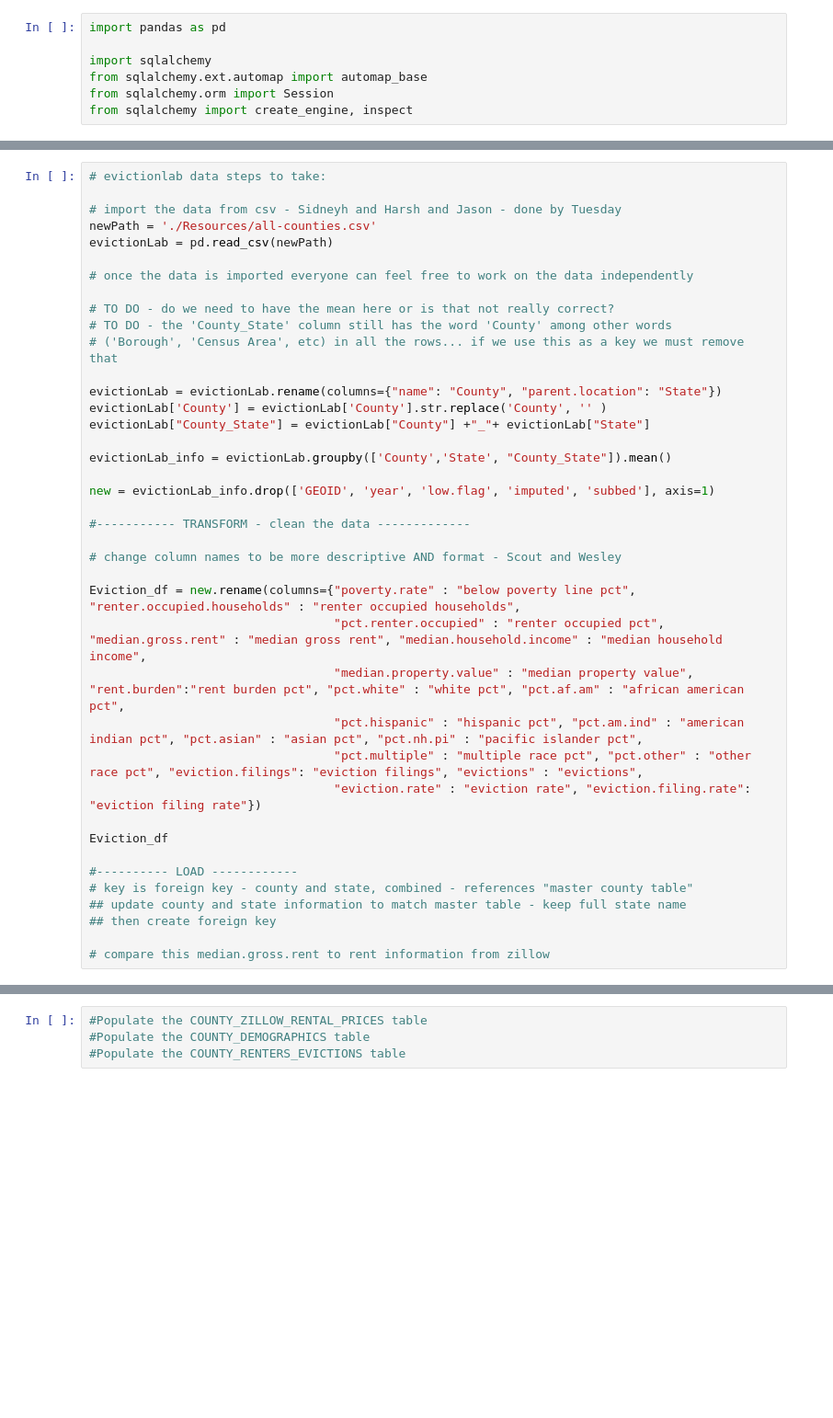
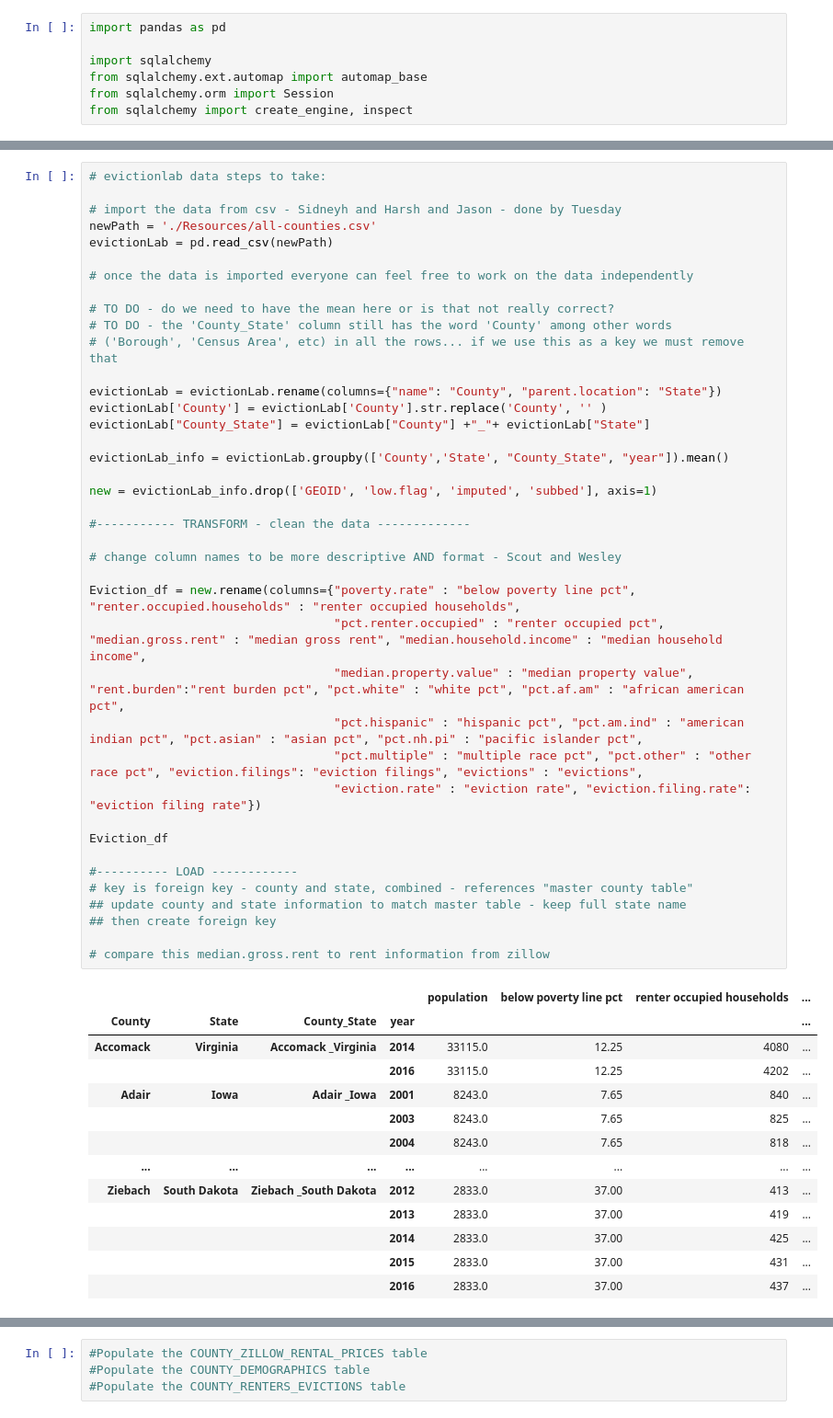
Before and after one commit to randallwvr90/Rent-and-Income-DB, a Jupyter notebook: ETL_Project.ipynb, the cells around one changed output, grey strips where cells are left out. Shown at 92% size. Drawn from its saved outputs; the diff is of its cells as text; blank space fills up the shorter version.

```diff
--- a/ETL_Project.ipynb
+++ b/ETL_Project.ipynb
@@ -79,32 +99,46 @@ evictionLab = pd.read_csv(newPath)
 
 # TO DO - do we need to have the mean here or is that not really correct?
 # TO DO - the 'County_State' column still has the word 'County' among other words
 # ('Borough', 'Census Area', etc) in all the rows... if we use this as a key we must remove that
 
 evictionLab = evictionLab.rename(columns={"name": "County", "parent.location": "State"})
 evictionLab['County'] = evictionLab['County'].str.replace('County', '' )
 evictionLab["County_State"] = evictionLab["County"] +"_"+ evictionLab["State"]
 
-evictionLab_info = evictionLab.groupby(['County','State', "County_State"]).mean()
+evictionLab_info = evictionLab.groupby(['County','State', "County_State", "year"]).mean()
 
-new = evictionLab_info.drop(['GEOID', 'year', 'low.flag', 'imputed', 'subbed'], axis=1)
+new = evictionLab_info.drop(['GEOID', 'low.flag', 'imputed', 'subbed'], axis=1)
 
 #----------- TRANSFORM - clean the data -------------
 
 # change column names to be more descriptive AND format - Scout and Wesley
 
 Eviction_df = new.rename(columns={"poverty.rate" : "below poverty line pct", "renter.occupied.households" : "renter occupied households",
                                   "pct.renter.occupied" : "renter occupied pct", "median.gross.rent" : "median gross rent", "median.household.income" : "median household income",
                                   "median.property.value" : "median property value", "rent.burden":"rent burden pct", "pct.white" : "white pct", "pct.af.am" : "african american pct",
                                   "pct.hispanic" : "hispanic pct", "pct.am.ind" : "american indian pct", "pct.asian" : "asian pct", "pct.nh.pi" : "pacific islander pct",
                                   "pct.multiple" : "multiple race pct", "pct.other" : "other race pct", "eviction.filings": "eviction filings", "evictions" : "evictions",
                                   "eviction.rate" : "eviction rate", "eviction.filing.rate": "eviction filing rate"})
 
 Eviction_df
 
 #---------- LOAD ------------
 # key is foreign key - county and state, combined - references "master county table"
 ## update county and state information to match master table - keep full state name
 ## then create foreign key
 
 # compare this median.gross.rent to rent information from zillow
+# %% [output]
+|  |  |  |  | population | below poverty line pct | renter occupied households | ... |
+| County | State | County_State | year |  |  |  | ... |
+| Accomack | Virginia | Accomack _Virginia | 2014 | 33115.0 | 12.25 | 4080 | ... |
+|  |  |  | 2016 | 33115.0 | 12.25 | 4202 | ... |
+| Adair | Iowa | Adair _Iowa | 2001 | 8243.0 | 7.65 | 840 | ... |
+|  |  |  | 2003 | 8243.0 | 7.65 | 825 | ... |
+|  |  |  | 2004 | 8243.0 | 7.65 | 818 | ... |
+| ... | ... | ... | ... | ... | ... | ... | ... |
+| Ziebach | South Dakota | Ziebach _South Dakota | 2012 | 2833.0 | 37.00 | 413 | ... |
+|  |  |  | 2013 | 2833.0 | 37.00 | 419 | ... |
+|  |  |  | 2014 | 2833.0 | 37.00 | 425 | ... |
+|  |  |  | 2015 | 2833.0 | 37.00 | 431 | ... |
+|  |  |  | 2016 | 2833.0 | 37.00 | 437 | ... |
```
Also changed, not shown: parts of 9 cells of this notebook, 1 other file.
